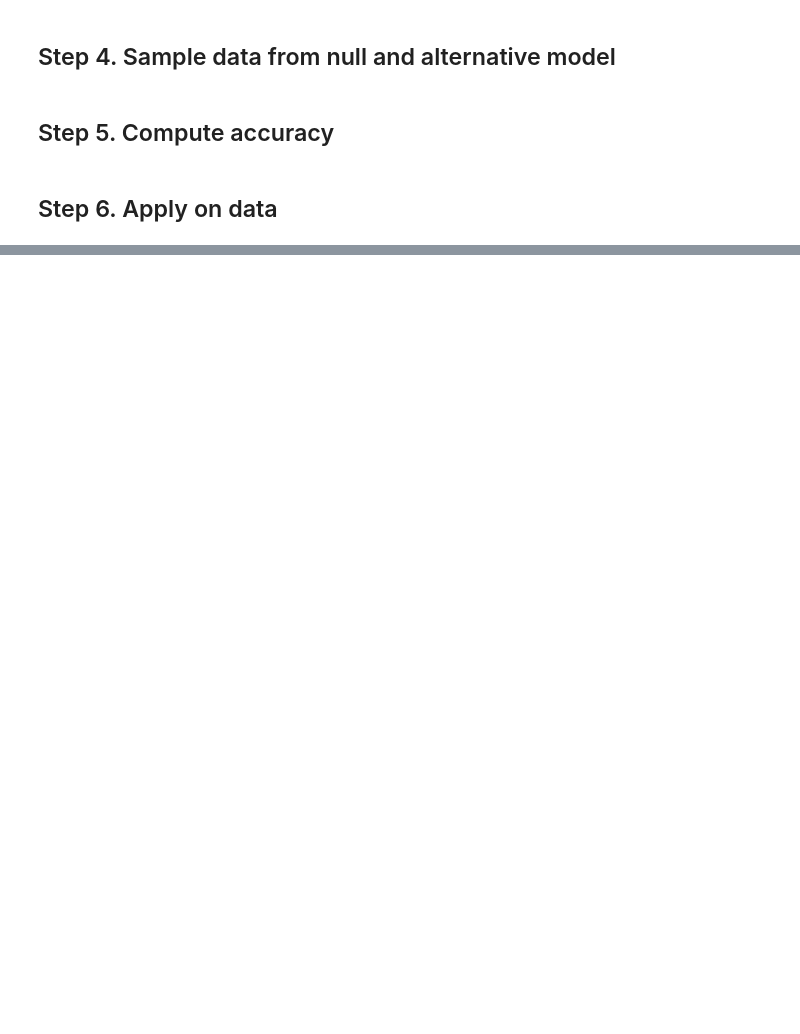
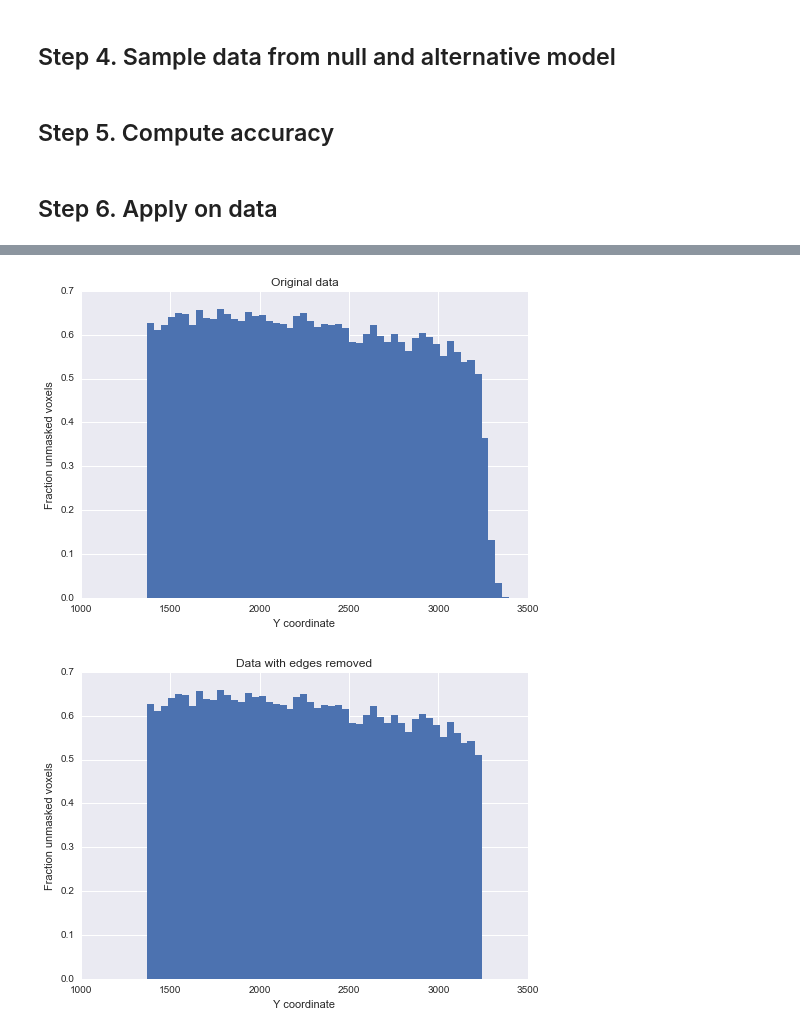
Before and after one commit to Upward-Spiral-Science/chengchang, a Jupyter notebook: Assignment.5.ipynb, the cells around one changed output, grey strips where cells are left out. Cells and saved outputs as stored; diff of their text form; code cells hidden in the pictures; blank space fills up the shorter version.

```diff
--- a/Assignment.5.ipynb
+++ b/Assignment.5.ipynb
@@ -41,0 +134,18 @@ Classification methods:
+# %%
+# Example: removing edges along Y dimension for one Z-plane
+plt.figure()
+plt.bar(yvals, yhist, width=40, edgecolor='none')
+plt.title('Original data')
+plt.xlabel('Y coordinate')
+plt.ylabel('Fraction unmasked voxels')
+plt.show()
+
+plt.figure()
+plt.bar(yvals[top:bottom], yhist[top:bottom], width=40, edgecolor='none')
+plt.title('Data with edges removed')
+plt.xlabel('Y coordinate')
+plt.ylabel('Fraction unmasked voxels')
+plt.show()
+# %% [output]
+[figure, added]
+[figure, added]
```
Also changed, not shown: parts of 15 cells of this notebook.
